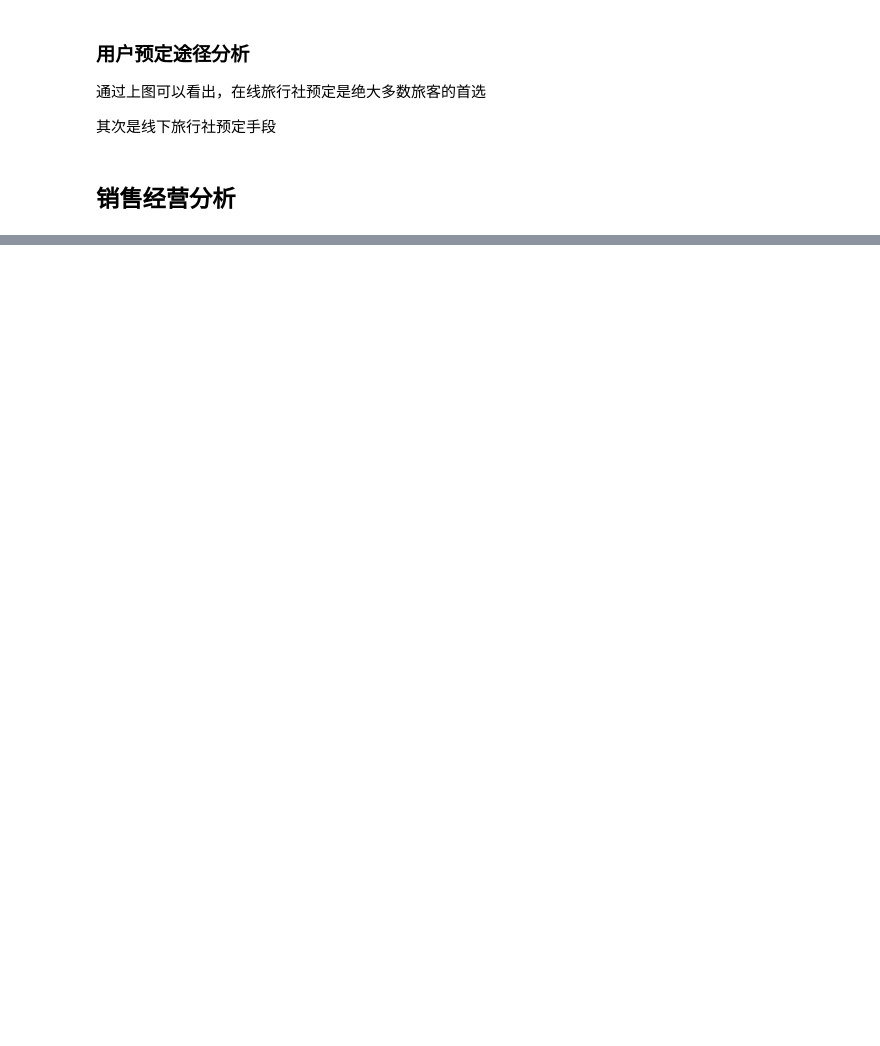
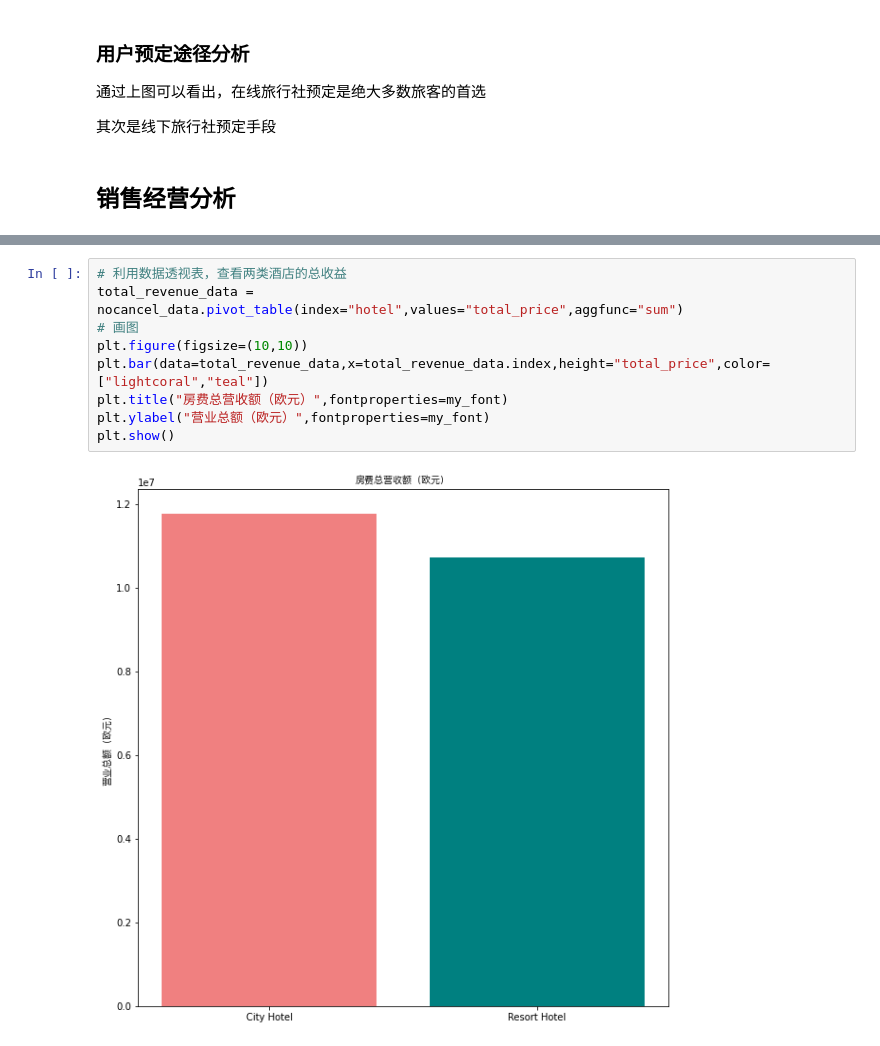
Before and after one commit to wym123/bi_project, a Jupyter notebook: project/酒店数据分析.ipynb, the cells around one changed output, grey strips where cells are left out. Cells and saved outputs as stored; diff of their text form; blank space fills up the shorter version.

```diff
--- a/project/酒店数据分析.ipynb
+++ b/project/酒店数据分析.ipynb
@@ -568,0 +589,11 @@ Name: arrival_date_month, Length: 61470, dtype: object
+# %%
+# 利用数据透视表，查看两类酒店的总收益
+total_revenue_data = nocancel_data.pivot_table(index="hotel",values="total_price",aggfunc="sum")
+# 画图
+plt.figure(figsize=(10,10))
+plt.bar(data=total_revenue_data,x=total_revenue_data.index,height="total_price",color=["lightcoral","teal"])
+plt.title("房费总营收额（欧元）",fontproperties=my_font)
+plt.ylabel("营业总额（欧元）",fontproperties=my_font)
+plt.show()
+# %% [output]
+[figure, added]
```
Also changed, not shown: parts of 10 cells of this notebook.
